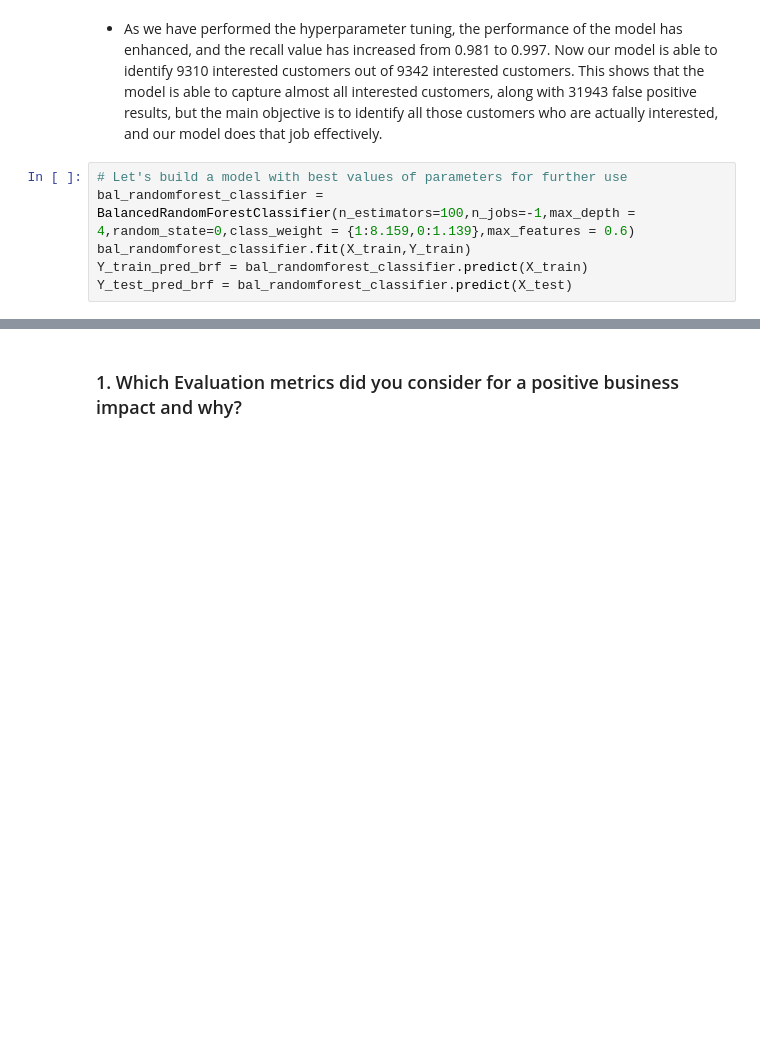
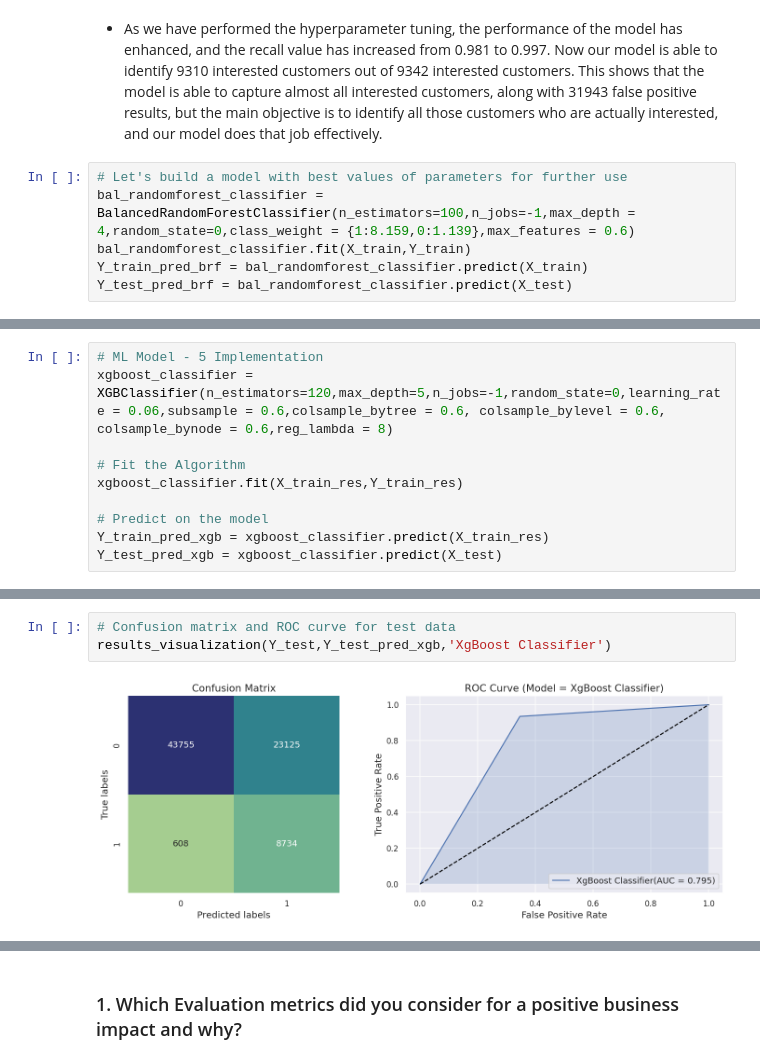
Before and after one commit to abhijain1216/Health-Insurance-Cross-Sell-Prediction-Classification-Project, a Jupyter notebook: Health_Insurance_Cross_Sell_Prediction_Classification_Project.ipynb, the cells around one changed output, grey strips where cells are left out. Drawn from its saved outputs; the diff is of its cells as text; blank space fills up the shorter version.

Commit message:
Implemented XGboost  Alogorithm

```diff
--- a/Health_Insurance_Cross_Sell_Prediction_Classification_Project.ipynb
+++ b/Health_Insurance_Cross_Sell_Prediction_Classification_Project.ipynb
@@ -1890,0 +1898,10 @@ Y_test_pred_brf = bal_randomforest_classifier.predict(X_test)
+# %%
+# ML Model - 5 Implementation
+xgboost_classifier = XGBClassifier(n_estimators=120,max_depth=5,n_jobs=-1,random_state=0,learning_rate = 0.06,subsample = 0.6,colsample_bytree = 0.6, colsample_bylevel = 0.6, colsample_bynode = 0.6,reg_lambda = 8)
+
+# Fit the Algorithm
+xgboost_classifier.fit(X_train_res,Y_train_res)
+
+# Predict on the model
+Y_train_pred_xgb = xgboost_classifier.predict(X_train_res)
+Y_test_pred_xgb = xgboost_classifier.predict(X_test)
@@ -1890,0 +1923,5 @@ Y_test_pred_brf = bal_randomforest_classifier.predict(X_test)
+# %%
+# Confusion matrix and ROC curve for test data
+results_visualization(Y_test,Y_test_pred_xgb,'XgBoost Classifier')
+# %% [output]
+[figure, added]
```
Also changed, not shown: parts of 35 cells of this notebook.
